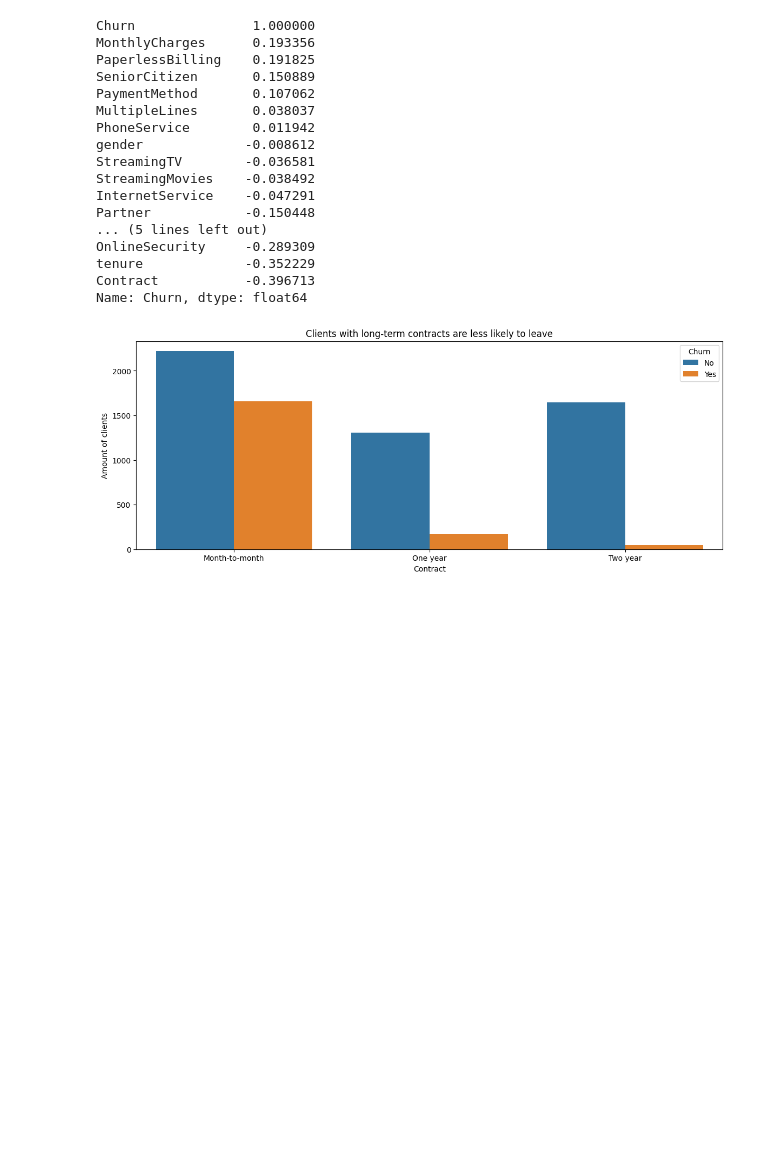
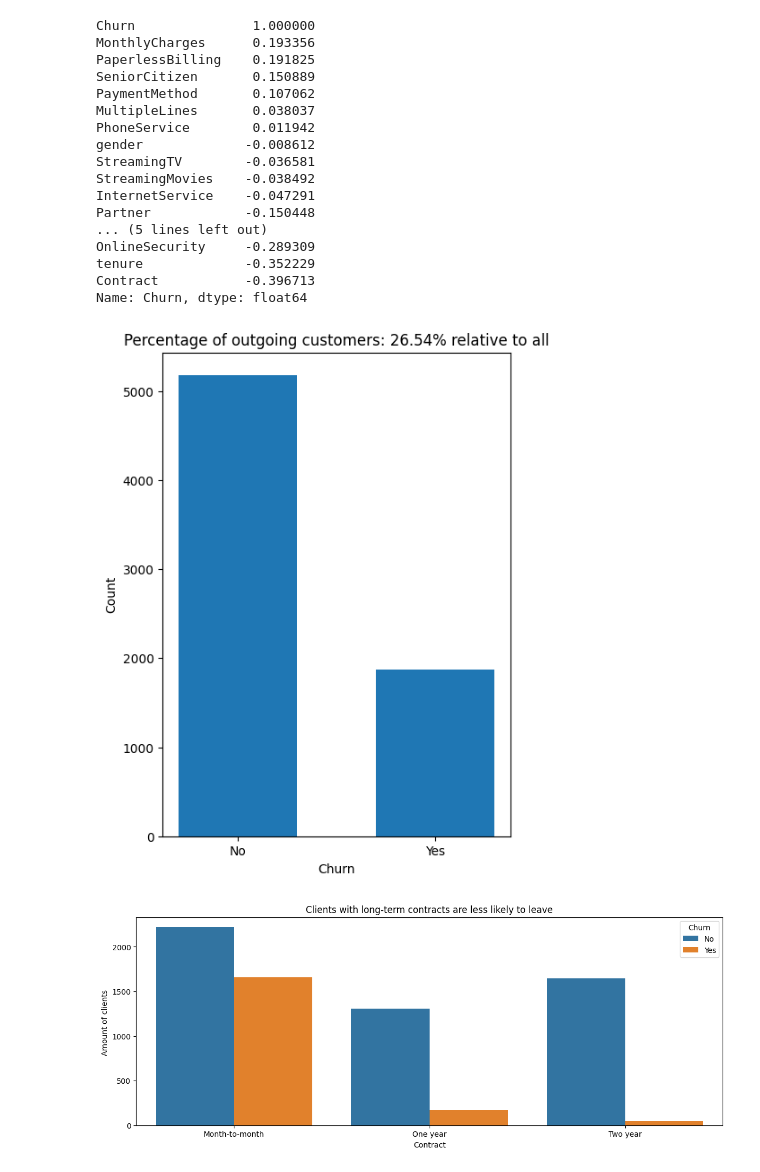
Before and after one commit to LoginovAM-ds/Projects_for_classification, a Jupyter notebook: predict churn/Analyse and visual.ipynb, the cells around one changed output. Drawn from its saved outputs; the diff is of its cells as text; code cells hidden in the pictures; blank space fills up the shorter version.

```diff
--- a/predict churn/Analyse and visual.ipynb
+++ b/predict churn/Analyse and visual.ipynb
@@ -40,6 +40,19 @@ OnlineSecurity     -0.289309
 tenure             -0.352229
 Contract           -0.396713
 Name: Churn, dtype: float64
+# %%
+y = pd.Series(data['Churn'])
+class_counts = y.value_counts()
+plt.figure(figsize=(5, 7))
+plt.bar(class_counts.index, class_counts.values, width=0.6)
+plt.xlabel('Churn')
+plt.ylabel('Count')
+percent = (class_counts[1] / (class_counts[0] + class_counts[1])) * 100
+plt.title(f'Percentage of outgoing customers: {percent:.2f}% relative to all')
+plt.xticks(rotation=360)
+plt.show()
+# %% [output]
+[figure, added]
 # %%
 plt.figure(figsize=(14,5))
 sns.countplot(x=data['Contract'],hue=data['Churn'])
```
Also changed, not shown: parts of 1 cell of this notebook, 2 other files.
